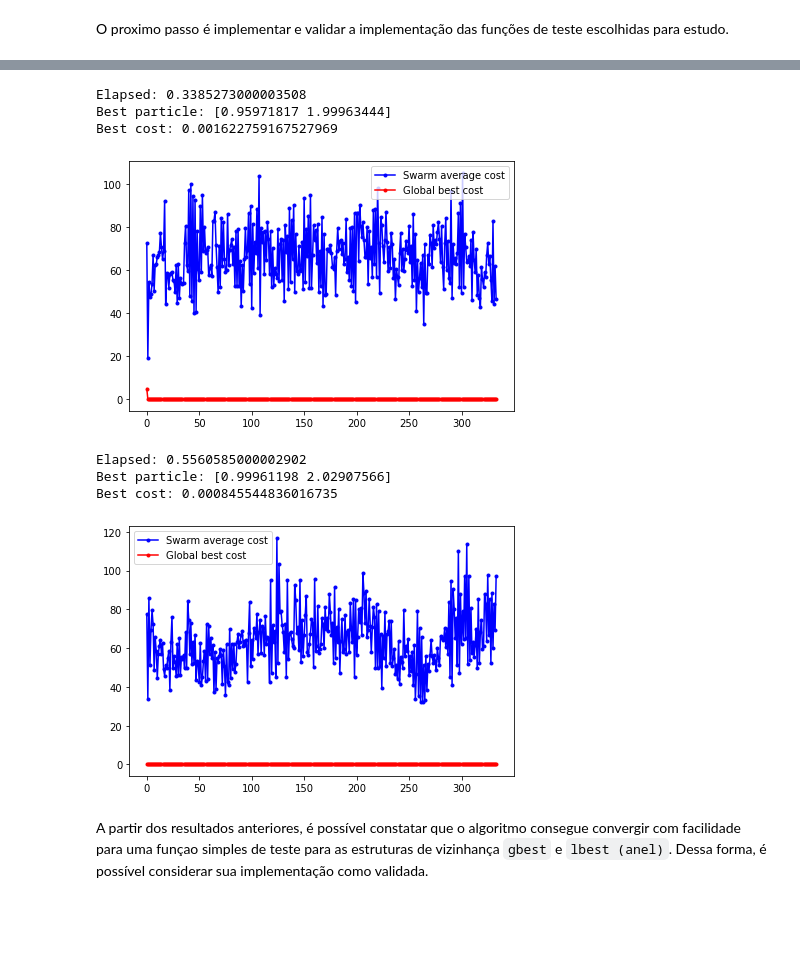
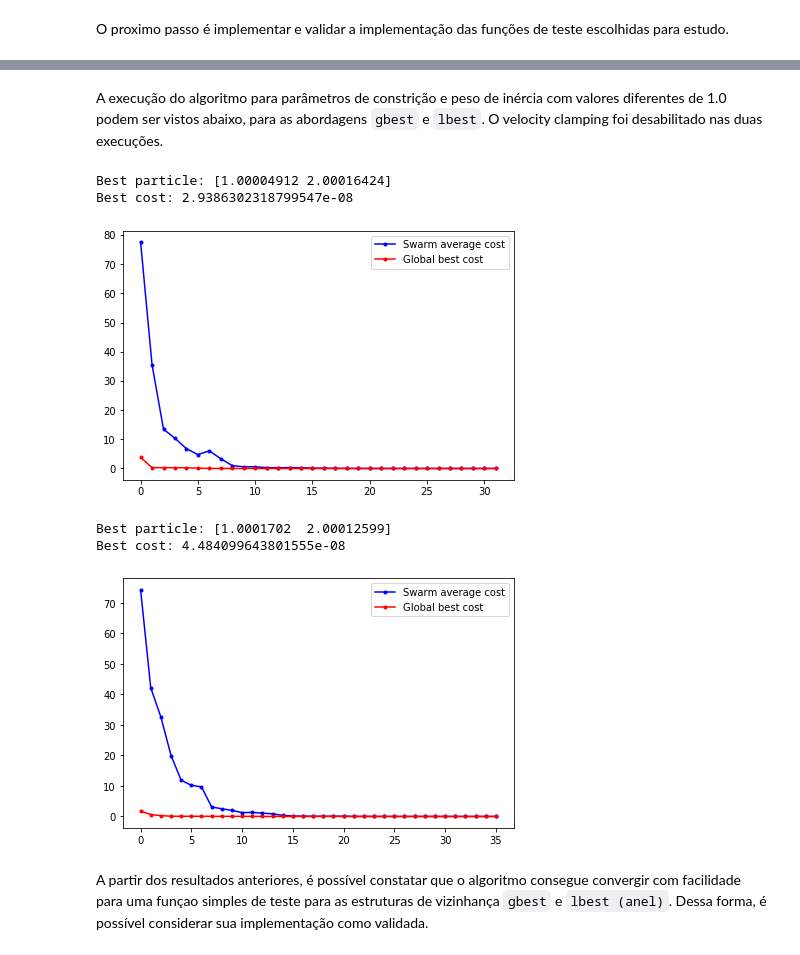
Before and after one commit to vicrsp/ce-ppgee, a Jupyter notebook: src/notebooks/tp2_pso.ipynb, the cells around one changed output, grey strips where cells are left out. Saved outputs shown, nothing was run; the diff lists cells and outputs as text; code cells hidden in the pictures; blank space fills up the shorter version.

Commit message:
- realizando todos os testes

```diff
--- a/src/notebooks/tp2_pso.ipynb
+++ b/src/notebooks/tp2_pso.ipynb
@@ -118,6 +181,4 @@ O algoritmo PSO foi desenvolvido na classe `PSO`, definda na célula a seguir. A
 # %%
-from timeit import default_timer as timer
-
 class PSO:
     def __init__(self, func, lb, ub, max_feval=10000, swarm_size=100, acceleration=[0.01, 0.01], constrition=1, inertia=0.7, topology='gbest'):
         self.max_feval = max_feval
@@ -157,9 +218,6 @@ class PSO:
         for index, sol in enumerate(swarm):
             cost = self.func(sol)
             swarm_cost.append(cost)
-            # applies barrier function
-            # if(np.any(self.lb - sol > 0) | np.any(self.ub - sol < 0)):
-            #     cost = np.Infinity
 
             # Update global best cost
             if(cost < self.global_best_cost):
@@ -197,7 +255,7 @@ class PSO:
 
             return solution
 
-    def update_particles_velocity(self, swarm, swarm_cost):
+    def update_particles_velocity(self, swarm, swarm_cost, max_velocity):
         updated_velocities = []
         updated_swarm = []
 
@@ -210,8 +268,12 @@ class PSO:
             cognitive_component = self.c1 * r1 * (self.personal_best_solution[i, :] - particle)
             social_component = self.c2 * r2 * (social_best_sol[i, :] - particle)
             velocity = self.w * self.swarm_velocity[i, :] + cognitive_component + social_component
+
             # velocity clamping
-            new_velocity = self.x * np.sign(velocity) * np.minimum(np.abs(velocity), self.ub.max() * np.ones_like(velocity))
+            if(max_velocity != None):
+                new_velocity = self.x * np.sign(velocity) * np.minimum(np.abs(velocity), max_velocity * np.ones_like(velocity))
+            else:
+                new_velocity = self.x * velocity
 
             updated_velocities.append(new_velocity)
 
@@ -221,33 +283,28 @@ class PSO:
         self.swarm_velocity = np.array(updated_velocities)
         self.swarm = np.array(updated_swarm)
 
-    def validate_boundaries(self, swarm):
-        for particle in swarm:
-            particle = np.maximum(self.lb, particle)
-            particle = np.minimum(self.ub, particle)
-
-    def run(self, f_star=None, debug=True):
+    def run(self, f_star=None, debug=True, max_velocity=5, f_tol=0.0001, f_star_tol=0.001):
         # reset progress variables
         self.reset()
 
-        start = timer()
         self.initialize_swarm()
         num_generations = 0
         while(self.fevals < self.max_feval):
             # Calculating the cost of each particle in the swarm.
             self.evaluate_swarm_cost_function(self.swarm)
-            self.update_particles_velocity(self.swarm, self.swarm_cost)
-            # self.validate_boundaries(self.swarm)
+            self.update_particles_velocity(self.swarm, self.swarm_cost, max_velocity)
 
             num_generations = num_generations + 1
 
             if(num_generations > self.window):
                 tol = np.mean(np.abs(np.diff(self.iteration_average_cost[-self.window:])))
-                if (tol < 0.0001):
+                if (tol < f_tol):
                     break
 
-        end = timer()
-        print('Elapsed: {}'.format(end - start))
+            if(f_star != None):
+                tol = np.abs(self.global_best_cost - f_star)/np.abs(f_star)
+                if(tol < f_star_tol):
+                    break
 
         if(debug):
             self.report()
@@ -269,22 +347,19 @@ class PSO:
+# %% [markdown]
+A execução do algoritmo para parâmetros de constrição e peso de inércia com valores diferentes de 1.0 podem ser vistos abaixo, para as abordagens `gbest` e `lbest`. O velocity clamping foi desabilitado nas duas execuções.
 # %%
-# criar instancia da função de teste quadrática
-quad_func = lambda x: (x[0] - 1)**2 + (x[1] - 2)**2
+# Executar o algoritmo
+pso_quad = PSO(quad_func, [-10,-10] , [10,10], max_feval=10000, swarm_size=30, acceleration=[1.5, 1.5], constrition=0.73, inertia=0.7)
+_, _, _, _ = pso_quad.run(max_velocity=None)
 
-# Executar o algoritmo
-pso_unimodal = PSO(quad_func, [-10,-10] , [10,10], max_feval=10000, swarm_size=30, acceleration=[1.5, 1.5], constrition=1.0, inertia=1.0)
-_, _, _, _ = pso_unimodal.run()
-
-pso_unimodal = PSO(quad_func, [-10,-10] , [10,10], max_feval=10000, swarm_size=30, acceleration=[1.5, 1.5], constrition=1.0, inertia=1.0, topology='lbest')
-_, _, _, _ = pso_unimodal.run()
+pso_quad = PSO(quad_func, [-10,-10] , [10,10], max_feval=10000, swarm_size=30, acceleration=[1.5, 1.5], constrition=0.73, inertia=0.7, topology='lbest')
+_, _, _, _ = pso_quad.run(max_velocity=None)
 # %% [output]
-Elapsed: 0.3385273000003508
-Best particle: [0.95971817 1.99963444]
-Best cost: 0.001622759167527969
+Best particle: [1.00004912 2.00016424]
+Best cost: 2.9386302318799547e-08
-[figure, old version]
+[figure, new version]
-Elapsed: 0.5560585000002902
-Best particle: [0.99961198 2.02907566]
-Best cost: 0.000845544836016735
+Best particle: [1.0001702  2.00012599]
+Best cost: 4.484099643801555e-08
-[figure, old version]
+[figure, new version]
 # %% [markdown]
 A partir dos resultados anteriores, é possível constatar que o algoritmo consegue convergir com facilidade para uma funçao simples de teste para as estruturas de vizinhança `gbest` e `lbest (anel)`. Dessa forma, é possível considerar sua implementação como validada.
 # %% [markdown]
```
Also changed, not shown: parts of 41 cells of this notebook.
